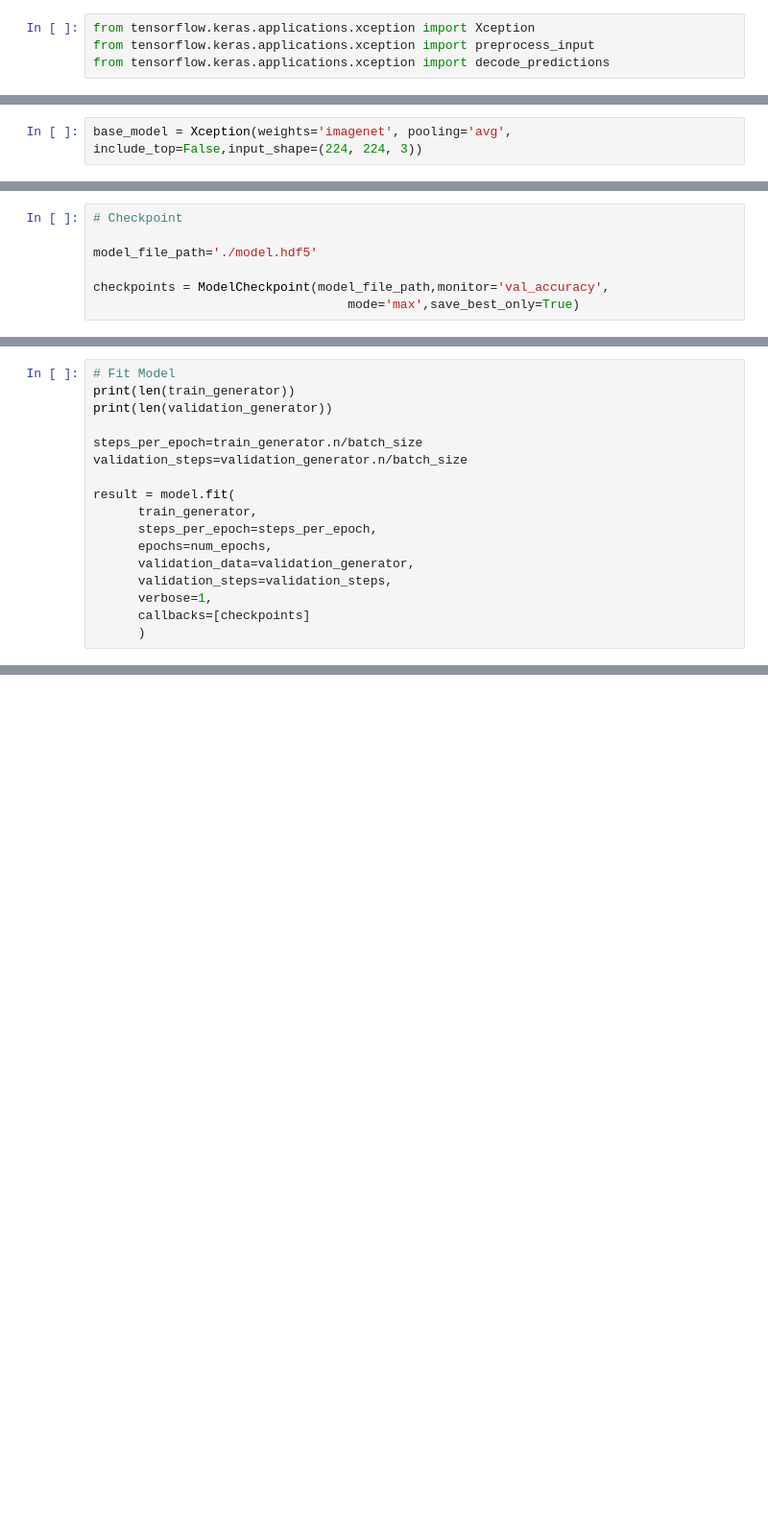
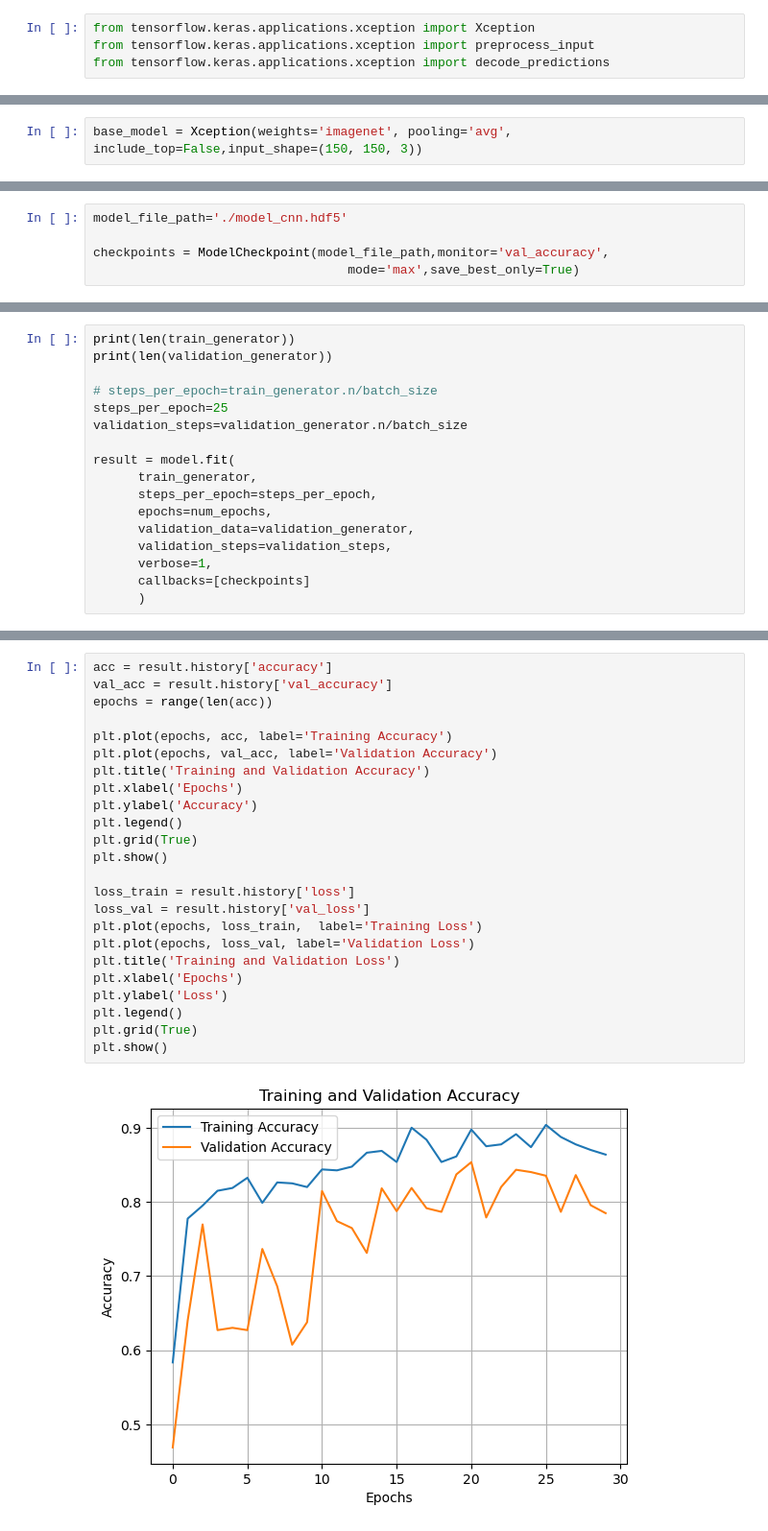
Before and after one commit to sokin-ili/Machine_Learning_Engineering_ZooCamp, a Jupyter notebook: capstone_project/flowers_notebook.ipynb, the cells around one changed output, grey strips where cells are left out. Shown at 96% size. Cells and saved outputs as stored; diff of their text form; blank space fills up the shorter version.

```diff
--- a/capstone_project/flowers_notebook.ipynb
+++ b/capstone_project/flowers_notebook.ipynb
@@ -74,5 +89,5 @@ validation_generator = img_datagen.flow_from_directory(
 # %%
-base_model = Xception(weights='imagenet', pooling='avg', include_top=False,input_shape=(224, 224, 3))
+base_model = Xception(weights='imagenet', pooling='avg', include_top=False,input_shape=(150, 150, 3))
 # %%
 base_model.trainable = True
 
@@ -87,7 +120,5 @@ model.summary()
 # %%
-# Checkpoint
-
-model_file_path='./model.hdf5'
+model_file_path='./model_cnn.hdf5'
 
 checkpoints = ModelCheckpoint(model_file_path,monitor='val_accuracy',
                                   mode='max',save_best_only=True)
@@ -100,9 +136,9 @@ model.compile(loss='categorical_crossentropy',
 # %%
-# Fit Model
 print(len(train_generator))
 print(len(validation_generator))
 
-steps_per_epoch=train_generator.n/batch_size
+# steps_per_epoch=train_generator.n/batch_size
+steps_per_epoch=25
 validation_steps=validation_generator.n/batch_size
 
 result = model.fit(
@@ -118,0 +184,26 @@ data
+# %%
+acc = result.history['accuracy']
+val_acc = result.history['val_accuracy']
+epochs = range(len(acc))
+
+plt.plot(epochs, acc, label='Training Accuracy')
+plt.plot(epochs, val_acc, label='Validation Accuracy')
+plt.title('Training and Validation Accuracy')
+plt.xlabel('Epochs')
+plt.ylabel('Accuracy')
+plt.legend()
+plt.grid(True)
+plt.show()
+
+loss_train = result.history['loss']
+loss_val = result.history['val_loss']
+plt.plot(epochs, loss_train,  label='Training Loss')
+plt.plot(epochs, loss_val, label='Validation Loss')
+plt.title('Training and Validation Loss')
+plt.xlabel('Epochs')
+plt.ylabel('Loss')
+plt.legend()
+plt.grid(True)
+plt.show()
+# %% [output]
+[figure, added]
```
Also changed, not shown: parts of 24 cells of this notebook.
